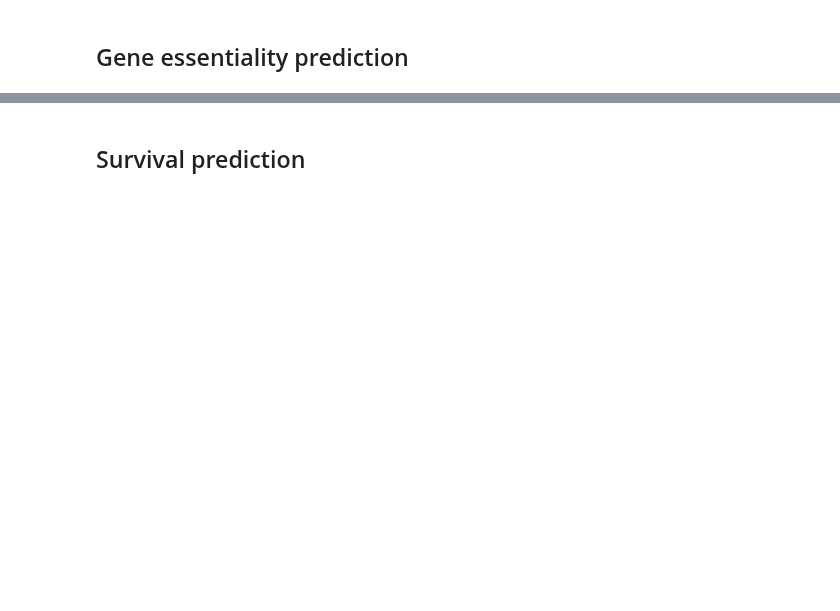
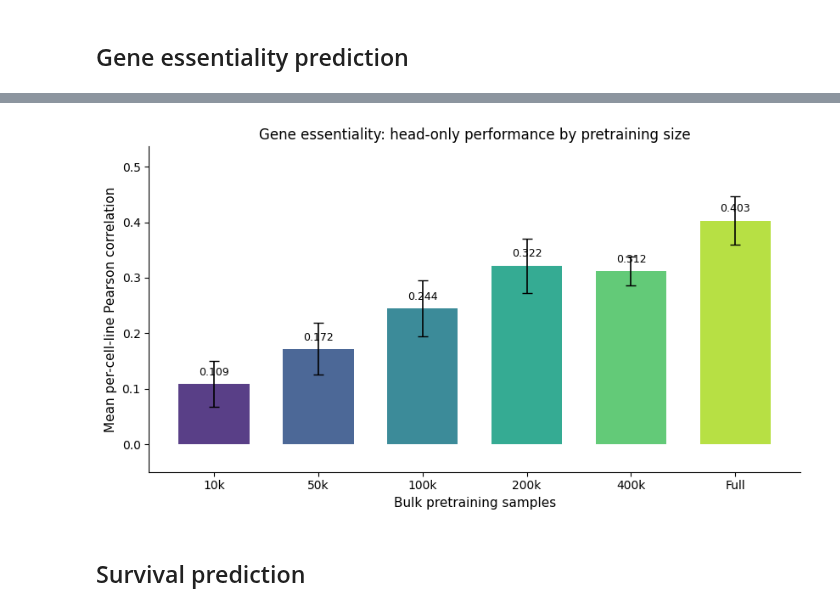
Before and after one commit to eheiss/scbFM, a Jupyter notebook: src/analysis/task_performances.ipynb, the cells around one changed output, grey strips where cells are left out. Cells and saved outputs as stored; diff of their text form; code cells hidden in the pictures; blank space fills up the shorter version.

```diff
--- a/src/analysis/task_performances.ipynb
+++ b/src/analysis/task_performances.ipynb
@@ -312,8 +313,8 @@ def load_variant_metrics(specs, metric_col):
     loaded = {}
     for spec in specs:
         canonical = spec[0]
-        if canonical in {'scgpt_pca_rf', 'scgpt_preadapt_pca_rf', 'bulkformer_pca_rf'} and not completed_output_is_current(base, task, canonical):
-            print(f'Skipping stale or partial external baseline: {canonical}')
+        if not completed_output_is_current(base, task, canonical):
+            print(f'Skipping stale or partial result: {canonical}')
             continue
         path = f"{base}/{canonical}/{task}_{canonical}_evaluation_metrics.csv"
         df = load_eval_csv(path)
@@ -1669,3 +1986,84 @@ plt.show()
+# %%
+task = "gene_essent"
+base = os.path.expanduser(f"~/Thesis/eheiss/output/{task}")
+metric_mean = "test_pcc_mean"
+metric_std = "test_pcc_std"
+bulk_specs = [
+    ("10k", "head_only_pretrain_bulk_10k"),
+    ("50k", "head_only_pretrain_bulk_50k"),
+    ("100k", "head_only_pretrain_bulk_100k"),
+    ("200k", "head_only_pretrain_bulk_200k"),
+    ("400k", "head_only_pretrain_bulk_400k"),
+    ("Full", None),
+]
+
+
+def load_gene_essent_bulk_size(label, variant):
+    if label == "Full":
+        output_dir = "head_only"
+        prefix = f"{task}_head_only"
+    else:
+        output_dir = variant
+        prefix = f"{task}_{variant}"
+    metadata_path = f"{base}/{output_dir}/{prefix}_run_metadata.json"
+    metrics_path = f"{base}/{output_dir}/{prefix}_evaluation_metrics.csv"
+    if not os.path.exists(metadata_path) or not os.path.exists(metrics_path):
+        return None
+    with open(metadata_path) as handle:
+        metadata = json.load(handle)
+    if (
+        metadata.get("head_only_backbone_eval") is not True
+        or metadata.get("run_status") != "complete"
+        or not metadata.get("cv_fold_fingerprint")
+        or metadata.get("gene_selection_method") != "mad"
+    ):
+        print(f"Skipping incomplete or incompatible result: {label}")
+        return None
+    frame = pd.read_csv(metrics_path, comment="#")
+    frame = frame[frame["model"] == "pretrain_bulk"]
+    if frame.empty or metric_mean not in frame.columns:
+        return None
+    row = frame.iloc[0]
+    return {
+        "label": label,
+        "mean": float(row[metric_mean]),
+        "std": float(row[metric_std]) if metric_std in row.index else 0.0,
+        "fold_fingerprint": metadata["cv_fold_fingerprint"],
+    }
+
+
+bulk_rows = [row for label, variant in bulk_specs
+             if (row := load_gene_essent_bulk_size(label, variant)) is not None]
+if not bulk_rows:
+    raise FileNotFoundError(f"No complete bulk-size head-only results found under {base}")
+if len({row["fold_fingerprint"] for row in bulk_rows}) != 1:
+    raise ValueError("Bulk-size gene-essentiality results do not use identical CV folds")
+
+x = np.arange(len(bulk_rows))
+means = np.asarray([row["mean"] for row in bulk_rows])
+stds = np.asarray([row["std"] for row in bulk_rows])
+bar_colors = plt.get_cmap("viridis")(np.linspace(0.12, 0.88, len(bulk_rows)))
+fig, ax = plt.subplots(figsize=(8.5, 4.8))
+bars = ax.bar(
+    x, means, yerr=stds, capsize=4, width=0.68,
+    color=bar_colors, alpha=0.9, error_kw={"linewidth": 1.2},
+)
+offset = max(float(np.max(means + stds)) * 0.025, 0.002)
+for bar, mean in zip(bars, means):
+    ax.text(bar.get_x() + bar.get_width() / 2, mean + offset, f"{mean:.3f}",
+            ha="center", va="bottom", fontsize=9)
+ax.set_xticks(x)
+ax.set_xticklabels([row["label"] for row in bulk_rows])
+ax.set_ylim(min(-0.05, float(np.min(means - stds)) * 1.15), max(float(np.max(means + stds)) * 1.2, 0.2))
+ax.set_xlabel("Bulk pretraining samples", fontsize=11)
+ax.set_ylabel("Mean per-cell-line Pearson correlation", fontsize=11)
+ax.set_title("Gene essentiality: head-only performance by pretraining size", fontsize=12)
+ax.spines["top"].set_visible(False)
+ax.spines["right"].set_visible(False)
+plt.tight_layout()
+plt.show()
+# %% [output]
+[figure, added]
 # %% [markdown]
 ## Survival prediction
 # %%
```
Also changed, not shown: parts of 16 cells of this notebook, 51 other files.
